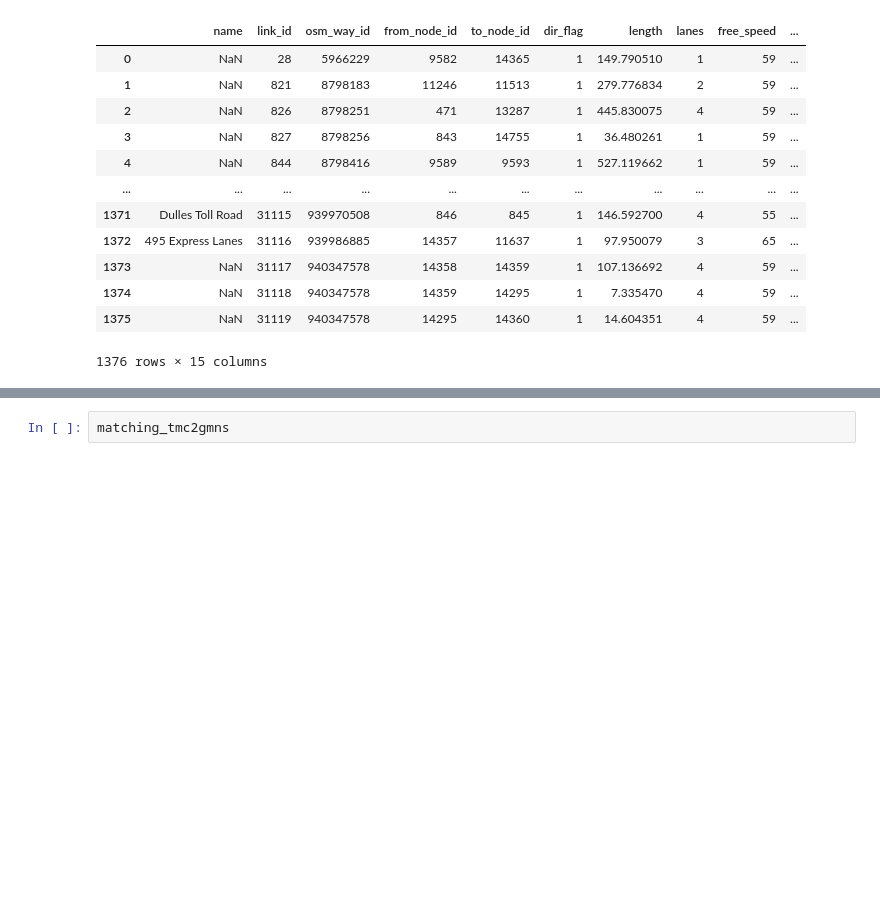
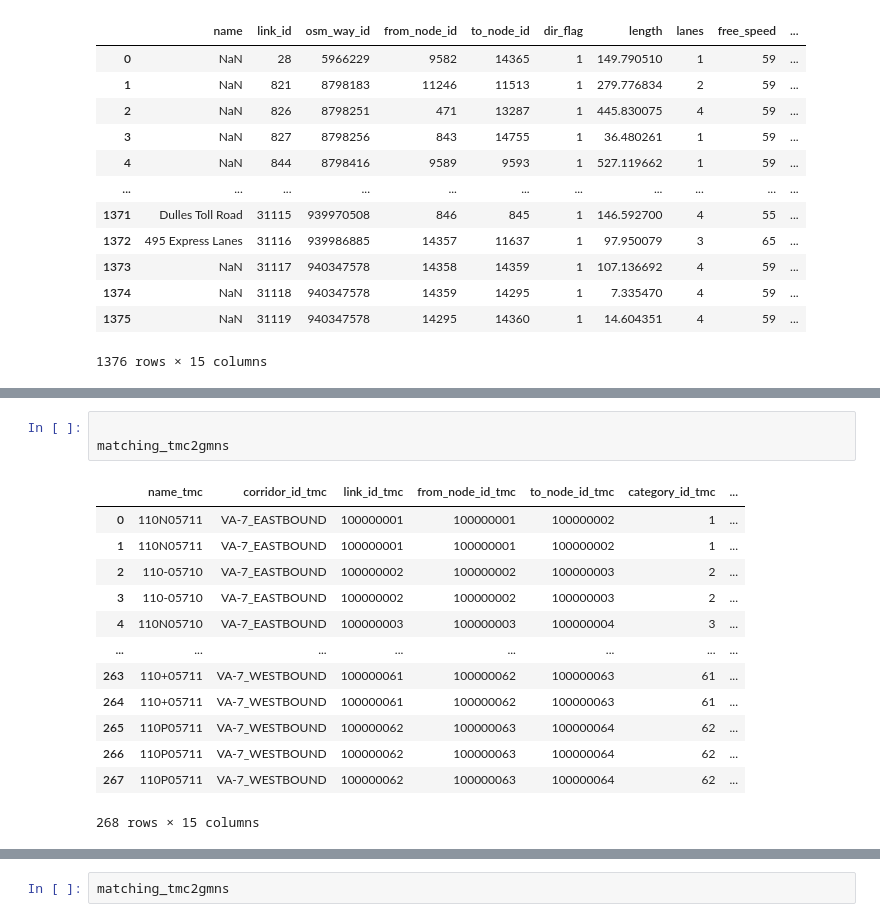
Before and after one commit to chrisyangsong/TMC2GMNS, a Jupyter notebook: tmc2gmns_final_restruct_v3.ipynb, the cells around one changed output, grey strips where cells are left out. Saved outputs shown, nothing was run; the diff lists cells and outputs as text; blank space fills up the shorter version.

```diff
--- a/tmc2gmns_final_restruct_v3.ipynb
+++ b/tmc2gmns_final_restruct_v3.ipynb
@@ -418,3 +626,20 @@ link_base
+# %%
+
+matching_tmc2gmns
+# %% [output]
+|  | name_tmc | corridor_id_tmc | link_id_tmc | from_node_id_tmc | to_node_id_tmc | category_id_tmc | ... |
+| 0 | 110N05711 | VA-7_EASTBOUND | 100000001 | 100000001 | 100000002 | 1 | ... |
+| 1 | 110N05711 | VA-7_EASTBOUND | 100000001 | 100000001 | 100000002 | 1 | ... |
+| 2 | 110-05710 | VA-7_EASTBOUND | 100000002 | 100000002 | 100000003 | 2 | ... |
+| 3 | 110-05710 | VA-7_EASTBOUND | 100000002 | 100000002 | 100000003 | 2 | ... |
+| 4 | 110N05710 | VA-7_EASTBOUND | 100000003 | 100000003 | 100000004 | 3 | ... |
+| ... | ... | ... | ... | ... | ... | ... | ... |
+| 263 | 110+05711 | VA-7_WESTBOUND | 100000061 | 100000062 | 100000063 | 61 | ... |
+| 264 | 110+05711 | VA-7_WESTBOUND | 100000061 | 100000062 | 100000063 | 61 | ... |
+| 265 | 110P05711 | VA-7_WESTBOUND | 100000062 | 100000063 | 100000064 | 62 | ... |
+| 266 | 110P05711 | VA-7_WESTBOUND | 100000062 | 100000063 | 100000064 | 62 | ... |
+| 267 | 110P05711 | VA-7_WESTBOUND | 100000062 | 100000063 | 100000064 | 62 | ... |
+268 rows × 15 columns
 # %%
 multiline_string_tmc_list = []
 multiline_string_tmc_list_sub = []
```
Also changed, not shown: parts of 14 cells of this notebook, 3 other files.
